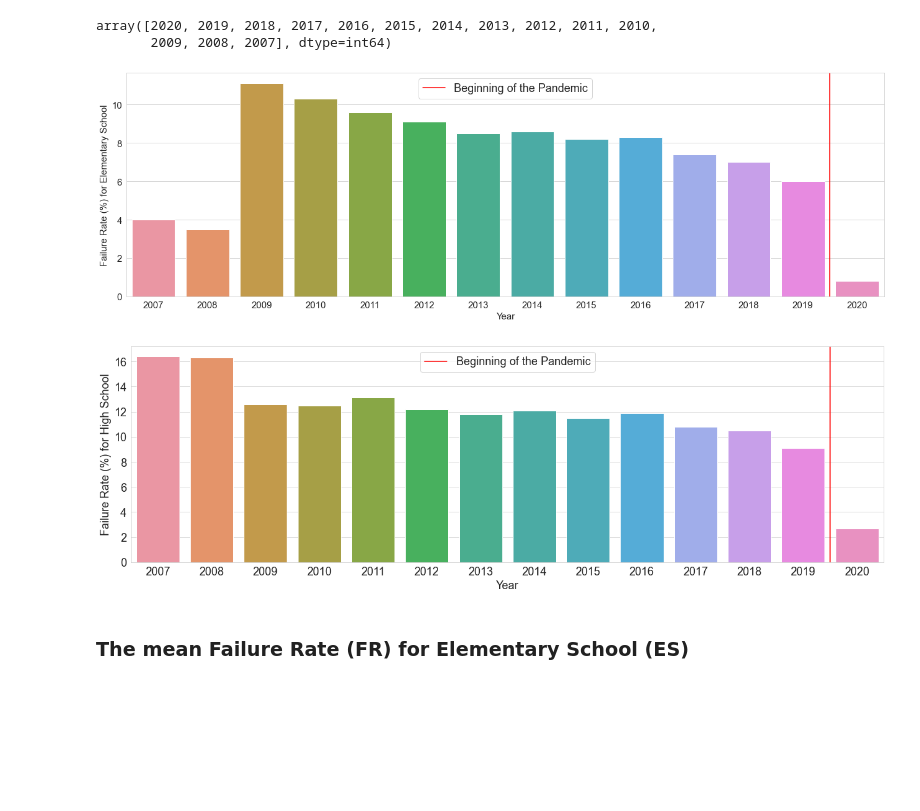
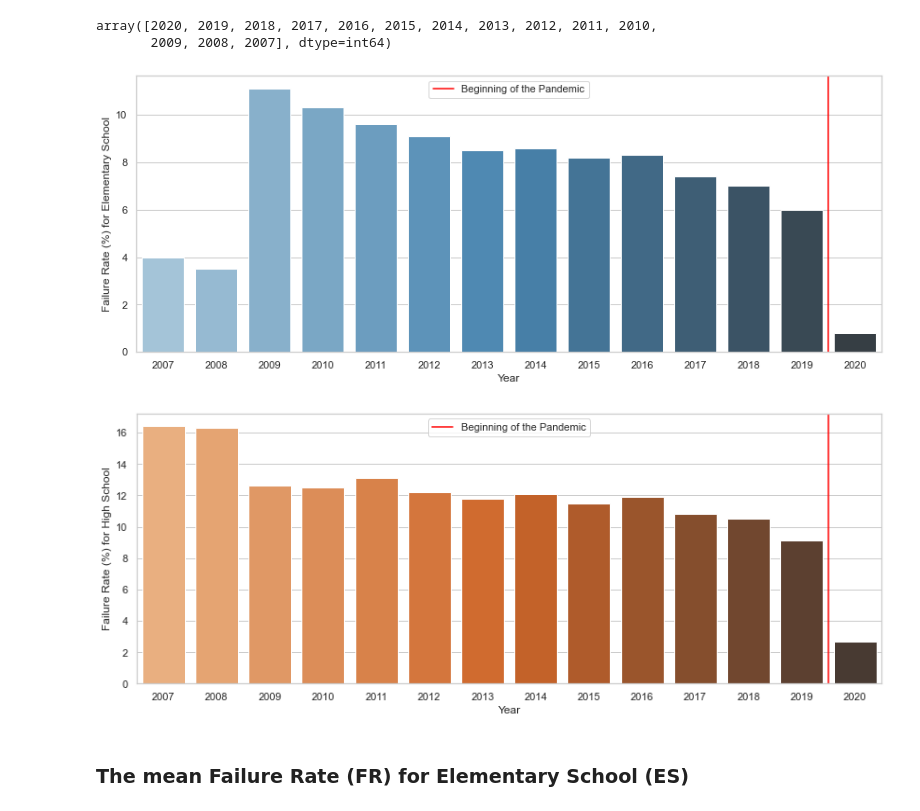
Before and after one commit to aianshay/covid-impacts-on-education, a Jupyter notebook: viz_rq1_rq2.ipynb, the cells around one changed output. Saved outputs shown, nothing was run; the diff lists cells and outputs as text; code cells hidden in the pictures; blank space fills up the shorter version.

```diff
--- a/viz_rq1_rq2.ipynb
+++ b/viz_rq1_rq2.ipynb
@@ -146,10 +148,10 @@ y_2007_EM = data[data['Ano']==2007]['Total - EF'].iloc[0]
 plt.text(2007+x_shift, y_2007_EM-y_shift, '{:.1f}%'.format(y_2007_EM), color='black')
 
 plt.xlabel("Year")
-plt.ylabel("Approval Rate (%)")
+plt.ylabel("Approval Rate (%) for Elementary School")
 plt.axvline(x=2020.025, label="Beginning of the Pandemic", color="red", linestyle='-')
 
-plt.rcParams.update({'font.size': 15})
+plt.rcParams.update({'font.size': 14})
 
 plt.legend()
 plt.show()
@@ -525,5 +527,7 @@ data_barplot_approval_es_hs
 # %%
 plt.figure(figsize=(15, 8))
 ax = sns.barplot(x=data_barplot_approval_es_hs['Year'], y=data_barplot_approval_es_hs['Fail'], hue=data_barplot_approval_es_hs['Level'])
+plt.ylabel('Approval Rate (%) for ES and HS')
+plt.rcParams.update({'font.size': 14})
 plt.show()
 # %% [output]
@@ -555,28 +559,28 @@ fail_data.Ano.unique()
 array([2020, 2019, 2018, 2017, 2016, 2015, 2014, 2013, 2012, 2011, 2010,
        2009, 2008, 2007], dtype=int64)
 # %%
-plt.figure(figsize=(18, 6))
+plt.figure(figsize=(12, 5))
 
 # plt.subplot(1, 2, 1)
-sns.barplot(x=fail_data['Ano'], y=fail_data['R_EF_Total'])
+sns.barplot(x=fail_data['Ano'], y=fail_data['R_EF_Total'], palette="Blues_d")
 # ax.yaxis.set_major_formatter(tkr.FuncFormatter(formatador_de_milhares))
 plt.tight_layout()
 
 plt.xlabel("Year")
 plt.ylabel("Failure Rate (%) for Elementary School")
 plt.axvline(x=12.5, label="Beginning of the Pandemic", color="red", linestyle='-')
 
-plt.rcParams.update({'font.size': 18})
+plt.rcParams.update({'font.size': 19})
 
 plt.legend()
 plt.show()
 # %% [output]
-[figure, old version]
+[figure, new version]
 # %%
-plt.figure(figsize=(18, 6))
+plt.figure(figsize=(12, 5))
 
 # plt.subplot(1, 2, 1)
-sns.barplot(x=fail_data['Ano'], y=fail_data['RTotal - EM'])
+sns.barplot(x=fail_data['Ano'], y=fail_data['RTotal - EM'], palette="Oranges_d")
 # ax.yaxis.set_major_formatter(tkr.FuncFormatter(formatador_de_milhares))
 plt.tight_layout()
 
@@ -590,7 +594,7 @@ plt.rcParams.update({'font.size': 18})
 plt.legend()
 plt.show()
 # %% [output]
-[figure, old version]
+[figure, new version]
 # %% [markdown]
 ### The mean Failure Rate (FR) for Elementary School (ES)
 # %%
```
Also changed, not shown: parts of 13 cells of this notebook.
